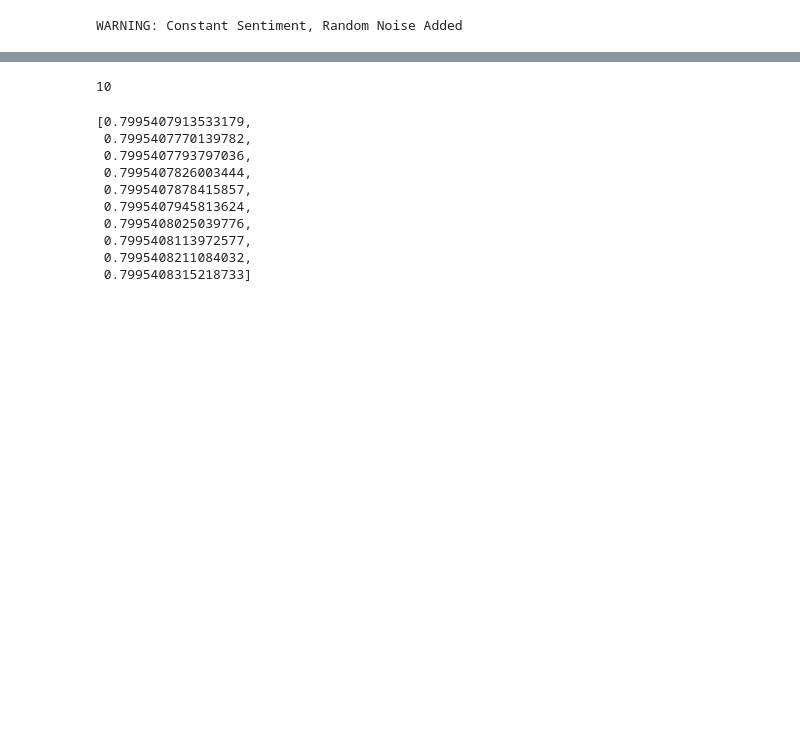
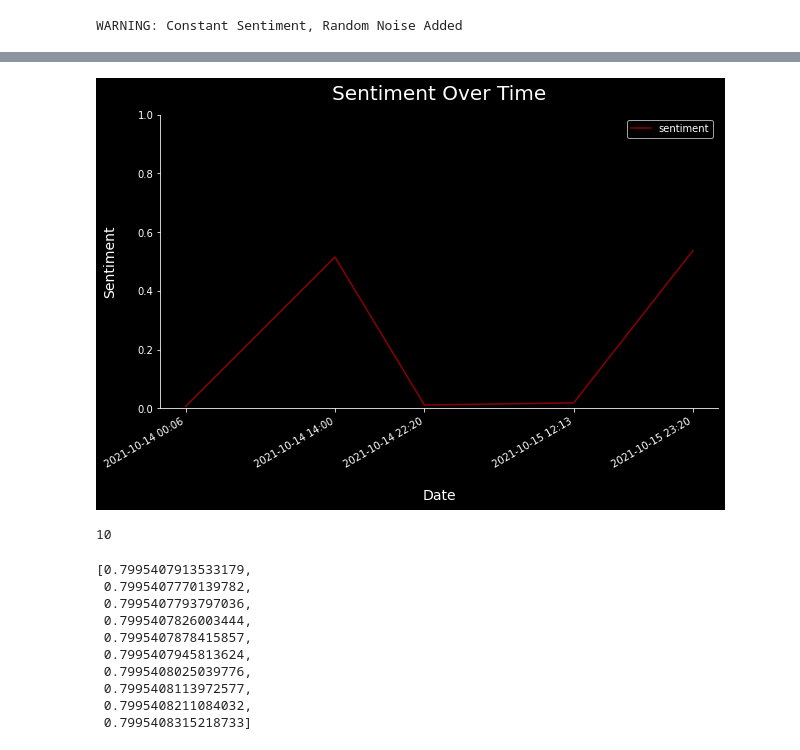
Before and after one commit to ileefmans/stock-sentiment, a Jupyter notebook: notebooks/exploratory_test_notebook.ipynb, the cells around one changed output, grey strips where cells are left out. Cells and saved outputs as stored; diff of their text form; code cells hidden in the pictures; blank space fills up the shorter version.

Commit message:
Test Visualization with historical sentiment

```diff
--- a/notebooks/exploratory_test_notebook.ipynb
+++ b/notebooks/exploratory_test_notebook.ipynb
@@ -116,7 +116,7 @@ tensor([[0.5016, 0.4984],
 # %%
 from inference import RunInference
 
-run =RunInference('GME')
+run =RunInference('BB')
 output = run.evaluate()
 # %% [output]
 connection established
@@ -156,3 +177,24 @@ WARNING: Constant Sentiment, Random Noise Added
+# %%
+plt.style.use('dark_background')
+
+fig, ax = plt.subplots(figsize=(10,6))
+
+
+get_stock.sentiment.plot.line(ax=ax, x='date', y='sentiment', color='darkred')
+
+ticks = get_stock.sentiment.date
+labels = [str(i)[:-3] for i in get_stock.sentiment.date]
+
+ax.set_title("Sentiment Over Time", fontdict={'fontsize': 20}, pad = 15)
+ax.set_xlabel('Date', fontsize=14, labelpad=20)
+ax.set_ylabel('Sentiment', fontsize=14, labelpad=20)
+ax.set_xticks(labels)
+ax.set_xticklabels(labels)
+ax.set_ylim(bottom=0, top=1)
+ax.spines['right'].set_visible(False)
+ax.spines['top'].set_visible(False);
+# %% [output]
+[figure, added]
 # %%
 mod = ARIMA(endog=data.close, exog = self.stock_data.highlow_percent, order=(1, 0, 0))
 # %%
```
Also changed, not shown: parts of 7 cells of this notebook.
